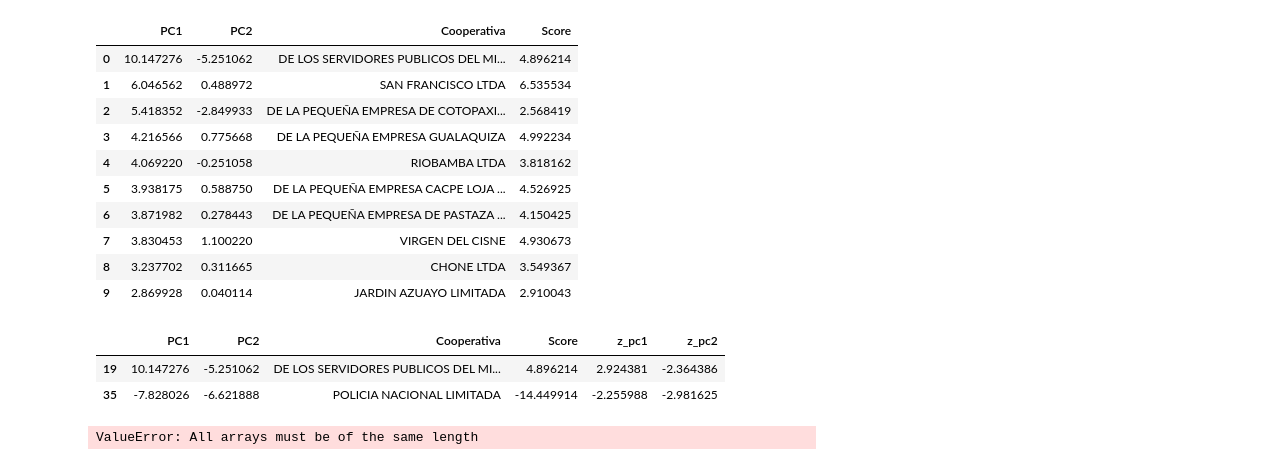
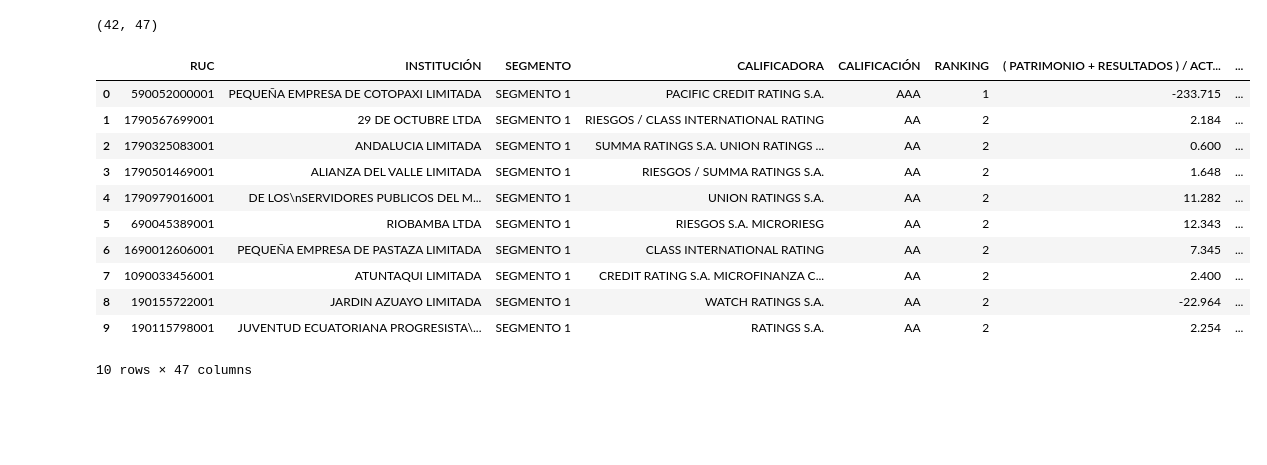
Before and after one commit to tonyfajardo1/ml-cooperativas-segmento1, a Jupyter notebook: notebooks/01_eda_y_clustering.ipynb, the cells around one changed output. Cells and saved outputs as stored; diff of their text form; code cells hidden in the pictures; blank space fills up the shorter version.

```diff
--- a/notebooks/01_eda_y_clustering.ipynb
+++ b/notebooks/01_eda_y_clustering.ipynb
@@ -210,27 +0,0 @@ plt.show()
-# %%
-df_ranking = df_pca.sort_values(by="PC1", ascending=False).reset_index(drop=True)
-df_ranking.head(10)
-# %% [output]
-|  | PC1 | PC2 | Cooperativa | Score |
-| 0 | 10.147276 | -5.251062 | DE LOS SERVIDORES PUBLICOS DEL MI... | 4.896214 |
-| 1 | 6.046562 | 0.488972 | SAN FRANCISCO LTDA | 6.535534 |
-| 2 | 5.418352 | -2.849933 | DE LA PEQUEÑA EMPRESA DE COTOPAXI... | 2.568419 |
-| 3 | 4.216566 | 0.775668 | DE LA PEQUEÑA EMPRESA GUALAQUIZA | 4.992234 |
-| 4 | 4.069220 | -0.251058 | RIOBAMBA LTDA | 3.818162 |
-| 5 | 3.938175 | 0.588750 | DE LA PEQUEÑA EMPRESA CACPE LOJA ... | 4.526925 |
-| 6 | 3.871982 | 0.278443 | DE LA PEQUEÑA EMPRESA DE PASTAZA ... | 4.150425 |
-| 7 | 3.830453 | 1.100220 | VIRGEN DEL CISNE | 4.930673 |
-| 8 | 3.237702 | 0.311665 | CHONE LTDA | 3.549367 |
-| 9 | 2.869928 | 0.040114 | JARDIN AZUAYO LIMITADA | 2.910043 |
-# %%
-import numpy as np
-
-df_pca["z_pc1"] = (df_pca["PC1"] - df_pca["PC1"].mean()) / df_pca["PC1"].std()
-df_pca["z_pc2"] = (df_pca["PC2"] - df_pca["PC2"].mean()) / df_pca["PC2"].std()
-
-outliers = df_pca[(df_pca["z_pc1"].abs() > 2.5) | (df_pca["z_pc2"].abs() > 2.5)]
-outliers
-# %% [output]
-|  | PC1 | PC2 | Cooperativa | Score | z_pc1 | z_pc2 |
-| 19 | 10.147276 | -5.251062 | DE LOS SERVIDORES PUBLICOS DEL MI... | 4.896214 | 2.924381 | -2.364386 |
-| 35 | -7.828026 | -6.621888 | POLICIA NACIONAL LIMITADA | -14.449914 | -2.255988 | -2.981625 |
@@ -243,14 +1,20 @@ X_scaled = scaler.fit_transform(X_cluster)
-# %%
-from sklearn.cluster import KMeans
-
-kmeans = KMeans(n_clusters=3, random_state=42)
-clusters = kmeans.fit_predict(X_scaled)
-
-df_clusters = pd.DataFrame({
-    "Cooperativa": df_clean.columns[1:],
-    "Cluster": clusters
-})
-
-df_clusters.head()
-# %% [output]
-ValueError: All arrays must be of the same length
+# %%
+import pandas as pd
+
+df = pd.read_csv("../data/processed/segmento1_csv/cooperativas_segmento1_completo_final.csv")
+print(df.shape)
+df.head(10)
+# %% [output]
+(42, 47)
+|  | RUC | INSTITUCIÓN | SEGMENTO | CALIFICADORA | CALIFICACIÓN | RANKING | ( PATRIMONIO + RESULTADOS ) / ACT... | ... |
+| 0 | 590052000001 | PEQUEÑA EMPRESA DE COTOPAXI LIMITADA | SEGMENTO 1 | PACIFIC CREDIT RATING S.A. | AAA | 1 | -233.715 | ... |
+| 1 | 1790567699001 | 29 DE OCTUBRE LTDA | SEGMENTO 1 | RIESGOS / CLASS INTERNATIONAL RATING | AA | 2 | 2.184 | ... |
+| 2 | 1790325083001 | ANDALUCIA LIMITADA | SEGMENTO 1 | SUMMA RATINGS S.A. UNION RATINGS ... | AA | 2 | 0.600 | ... |
+| 3 | 1790501469001 | ALIANZA DEL VALLE LIMITADA | SEGMENTO 1 | RIESGOS / SUMMA RATINGS S.A. | AA | 2 | 1.648 | ... |
+| 4 | 1790979016001 | DE LOS\nSERVIDORES PUBLICOS DEL M... | SEGMENTO 1 | UNION RATINGS S.A. | AA | 2 | 11.282 | ... |
+| 5 | 690045389001 | RIOBAMBA LTDA | SEGMENTO 1 | RIESGOS S.A. MICRORIESG | AA | 2 | 12.343 | ... |
+| 6 | 1690012606001 | PEQUEÑA EMPRESA DE PASTAZA LIMITADA | SEGMENTO 1 | CLASS INTERNATIONAL RATING | AA | 2 | 7.345 | ... |
+| 7 | 1090033456001 | ATUNTAQUI LIMITADA | SEGMENTO 1 | CREDIT RATING S.A. MICROFINANZA C... | AA | 2 | 2.400 | ... |
+| 8 | 190155722001 | JARDIN AZUAYO LIMITADA | SEGMENTO 1 | WATCH RATINGS S.A. | AA | 2 | -22.964 | ... |
+| 9 | 190115798001 | JUVENTUD ECUATORIANA PROGRESISTA\... | SEGMENTO 1 | RATINGS S.A. | AA | 2 | 2.254 | ... |
+10 rows × 47 columns
```
Also changed, not shown: parts of 13 cells of this notebook, 20 other files.
